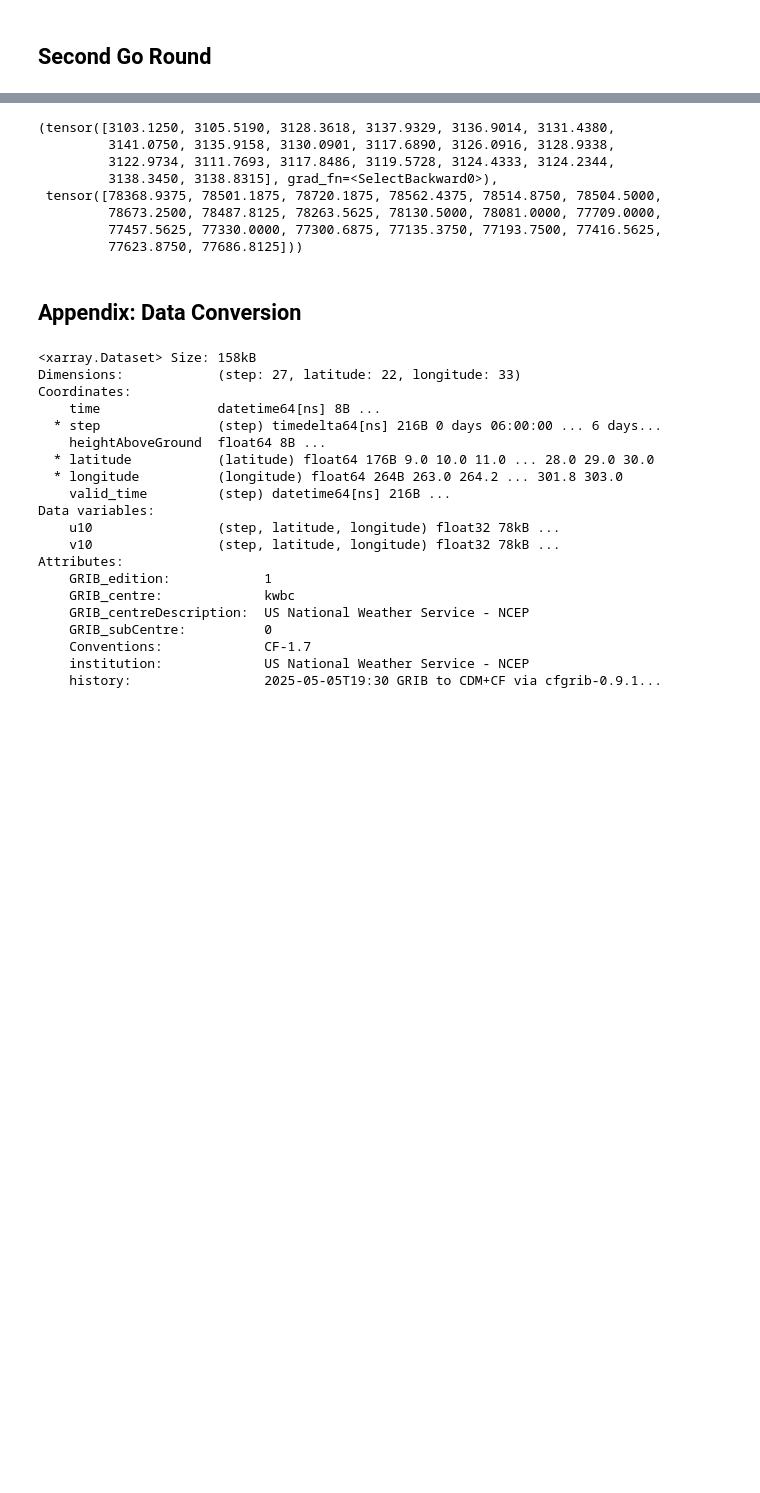
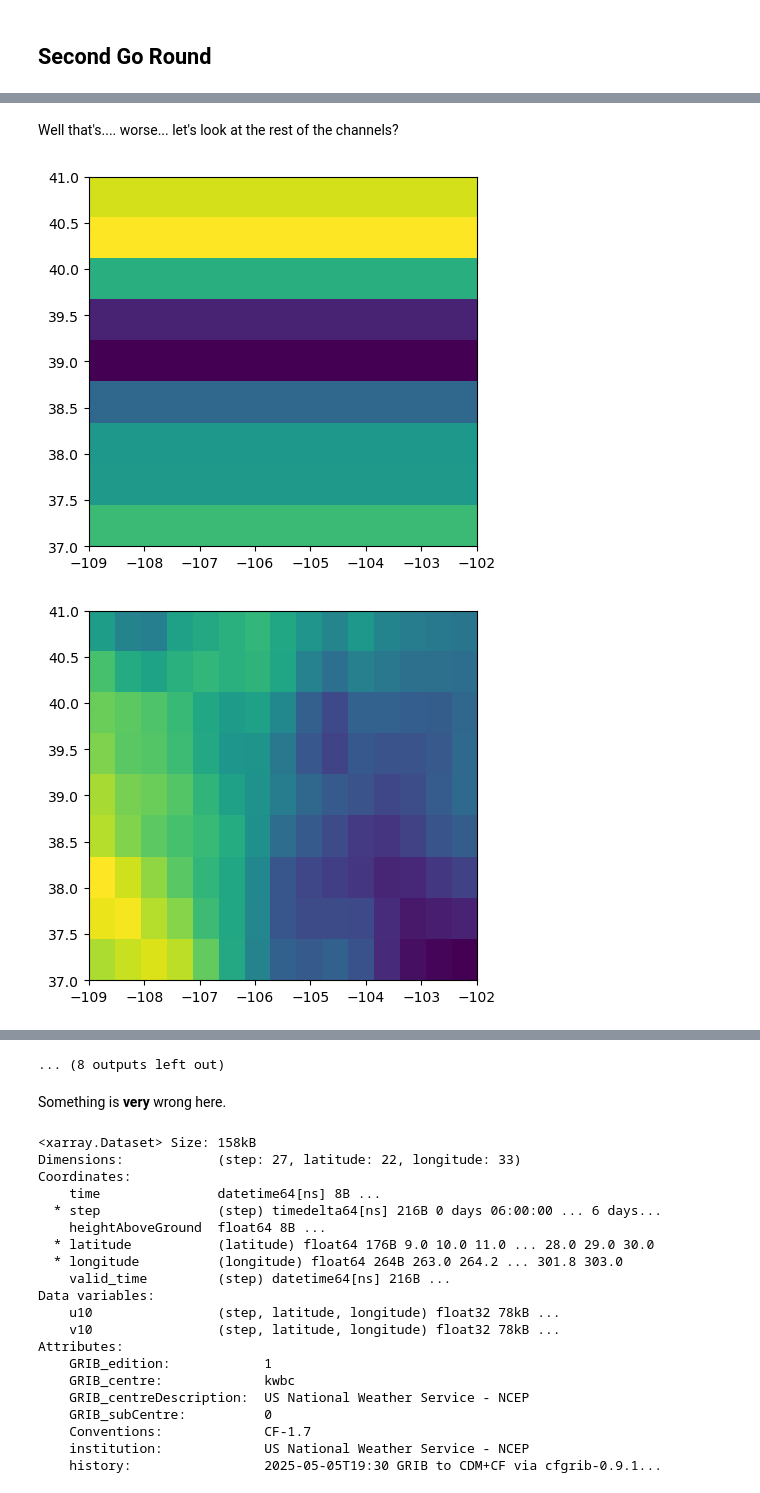
Before and after one commit to Quinntillion/MLProject, a Jupyter notebook: testNotebook.ipynb, the cells around one changed output, grey strips where cells are left out. Saved outputs shown, nothing was run; the diff lists cells and outputs as text; code cells hidden in the pictures; blank space fills up the shorter version.

```diff
--- a/testNotebook.ipynb
+++ b/testNotebook.ipynb
@@ -483,6 +496,14 @@ RuntimeError: Given groups=1, weight of size [64, 8, 1], expected input[1, 4, 67
+# %% [markdown]
+Well that's.... worse... let's look at the rest of the channels?
 # %%
-out = model(test_dataset[0]['x'].unsqueeze(0))
-prediction = out.squeeze()[2,:,1,1]
-test = test_dataset[0]['y'][2,:,1,1]
-prediction,test
+out = model(test_dataset[0]['x'].unsqueeze(0)).squeeze()
+for i in range(out.shape[0]):
+    prediction = out[i,:,:]
+    test = test_dataset[0]['y'][i,:,:]
+    plot(prediction.detach().numpy())
+    plt.show()
+    plot(test)
+    plt.show()
 # %% [output]
+[figure, added]
+[figure, added]
@@ -489,10 +520,3 @@ prediction,test
-(tensor([3103.1250, 3105.5190, 3128.3618, 3137.9329, 3136.9014, 3131.4380,
-         3141.0750, 3135.9158, 3130.0901, 3117.6890, 3126.0916, 3128.9338,
-         3122.9734, 3111.7693, 3117.8486, 3119.5728, 3124.4333, 3124.2344,
-         3138.3450, 3138.8315], grad_fn=<SelectBackward0>),
- tensor([78368.9375, 78501.1875, 78720.1875, 78562.4375, 78514.8750, 78504.5000,
-         78673.2500, 78487.8125, 78263.5625, 78130.5000, 78081.0000, 77709.0000,
-         77457.5625, 77330.0000, 77300.6875, 77135.3750, 77193.7500, 77416.5625,
-         77623.8750, 77686.8125]))
+... (8 outputs left out)
-# %% [markdown]
-## Appendix: Data Conversion
+# %% [markdown]
+Something is **very** wrong here.
```
Also changed, not shown: parts of 23 cells of this notebook.
